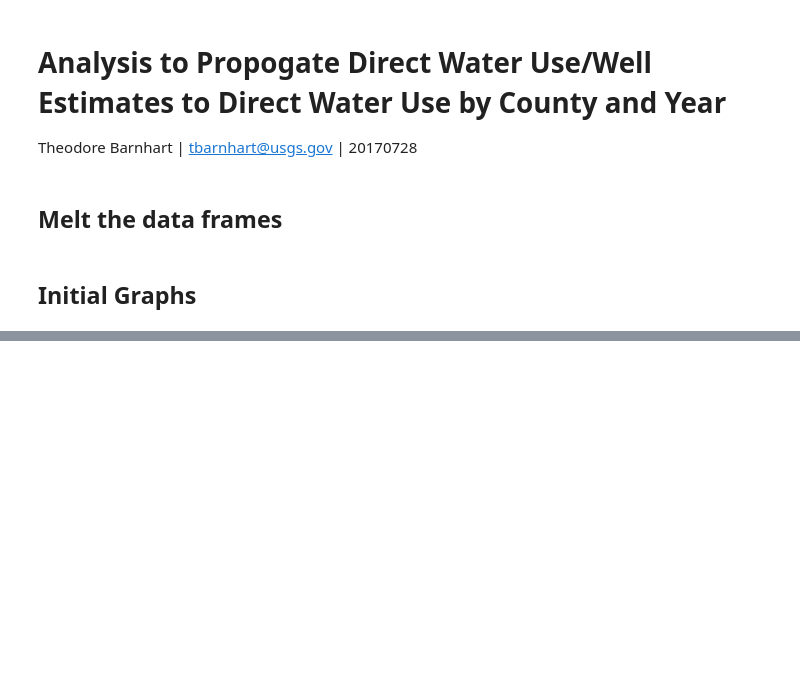
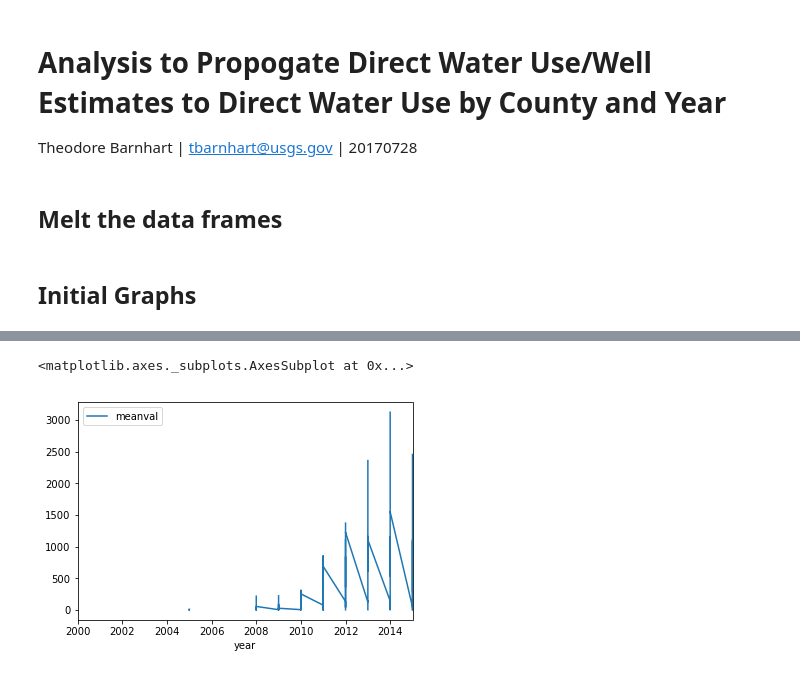
Before and after one commit to theobarnhart-USGS/UOG, a Jupyter notebook: propagate_well_direct_water_use.ipynb, the cells around one changed output, grey strips where cells are left out. Cells and saved outputs as stored; diff of their text form; code cells hidden in the pictures; blank space fills up the shorter version.

```diff
--- a/propagate_well_direct_water_use.ipynb
+++ b/propagate_well_direct_water_use.ipynb
@@ -48,0 +61,30 @@ array(['Burleigh', 'Emmons', 'Pierce'], dtype=object)
+# %%
+minkey = '25%'
+meankey = 'mean'
+maxkey = '75%'
+
+years = list(dwu.year.unique())
+
+def propogate(df):
+    county = df.county
+    year = df.year
+
+    yearavail = year in years
+
+
+    if (df.group == 'Bakken') & (df.variable == 'Wells') & (np.isnan(df.value)==False) & (yearavail==True):
+
+        mincoef = dwu.loc[dwu.year==year,minkey].as_matrix()[0]
+        meancoef = dwu.loc[dwu.year==year,meankey].as_matrix()[0]
+        maxcoef = dwu.loc[dwu.year==year,maxkey].as_matrix()[0]
+
+        val = float(df.value)
+
+        minVal = val*mincoef
+        meanVal = val*meancoef
+        maxVal = val*maxcoef
+
+        return county,year,minVal,meanVal,maxVal,val
+
+    else:
+        return county,year,np.NaN,np.NaN,np.NaN,np.NaN
@@ -48,0 +112,5 @@ array(['Burleigh', 'Emmons', 'Pierce'], dtype=object)
+# %%
+dat.loc[(dat.variable=='Wells') & (dat.database == 'IHS')].plot('year','meanval')
+# %% [output]
+<matplotlib.axes._subplots.AxesSubplot at 0x...>
+[figure, added]
```
Also changed, not shown: parts of 7 cells of this notebook.
